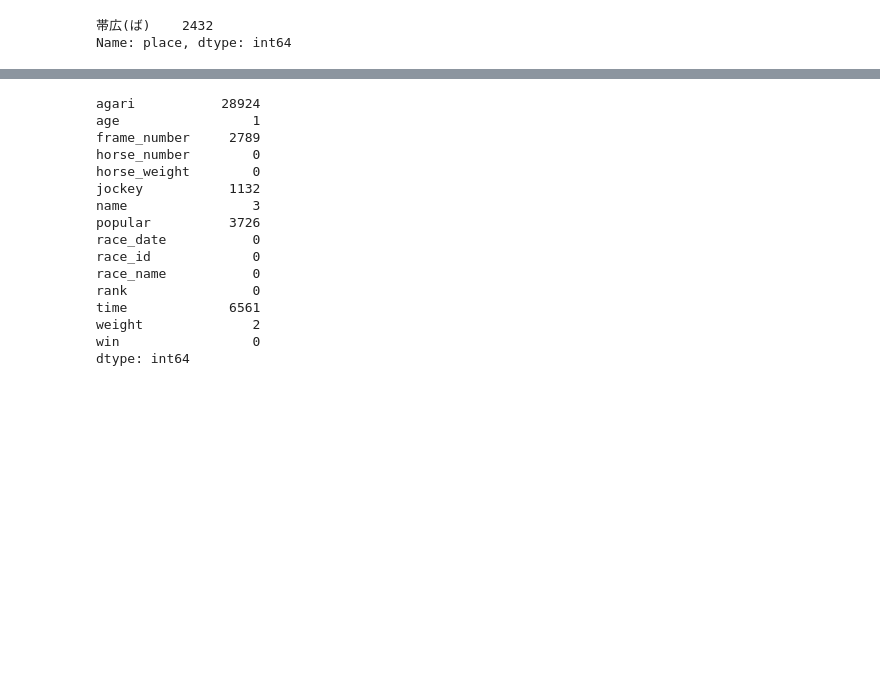
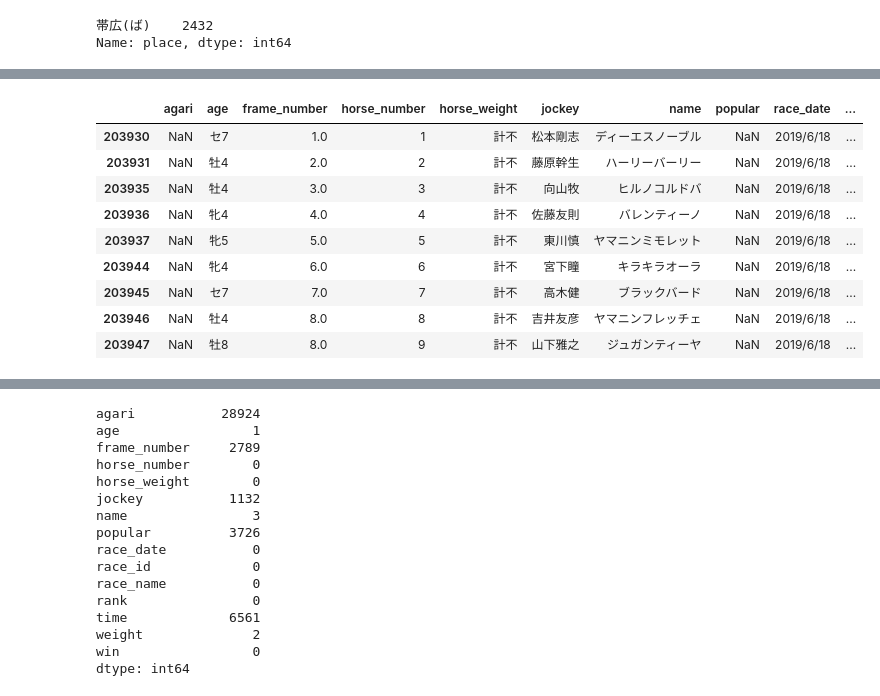
Before and after one commit to monda00/horse-race-notebook, a Jupyter notebook: horse_race_EDA.ipynb, the cells around one changed output, grey strips where cells are left out. Drawn from its saved outputs; the diff is of its cells as text; code cells hidden in the pictures; blank space fills up the shorter version.

```diff
--- a/horse_race_EDA.ipynb
+++ b/horse_race_EDA.ipynb
@@ -170,0 +257,13 @@ Name: place, dtype: int64
+# %%
+horse_df[horse_df['race_id']=='201947061809']
+# %% [output]
+|  | agari | age | frame_number | horse_number | horse_weight | jockey | name | popular | race_date | ... |
+| 203930 | NaN | セ7 | 1.0 | 1 | 計不 | 松本剛志 | ディーエスノーブル | NaN | 2019/6/18 | ... |
+| 203931 | NaN | 牡4 | 2.0 | 2 | 計不 | 藤原幹生 | ハーリーバーリー | NaN | 2019/6/18 | ... |
+| 203935 | NaN | 牡4 | 3.0 | 3 | 計不 | 向山牧 | ヒルノコルドバ | NaN | 2019/6/18 | ... |
+| 203936 | NaN | 牝4 | 4.0 | 4 | 計不 | 佐藤友則 | バレンティーノ | NaN | 2019/6/18 | ... |
+| 203937 | NaN | 牝5 | 5.0 | 5 | 計不 | 東川慎 | ヤマニンミモレット | NaN | 2019/6/18 | ... |
+| 203944 | NaN | 牝4 | 6.0 | 6 | 計不 | 宮下瞳 | キラキラオーラ | NaN | 2019/6/18 | ... |
+| 203945 | NaN | セ7 | 7.0 | 7 | 計不 | 高木健 | ブラックバード | NaN | 2019/6/18 | ... |
+| 203946 | NaN | 牡4 | 8.0 | 8 | 計不 | 吉井友彦 | ヤマニンフレッチェ | NaN | 2019/6/18 | ... |
+| 203947 | NaN | 牡8 | 8.0 | 9 | 計不 | 山下雅之 | ジュガンティーヤ | NaN | 2019/6/18 | ... |
```
Also changed, not shown: parts of 19 cells of this notebook.
